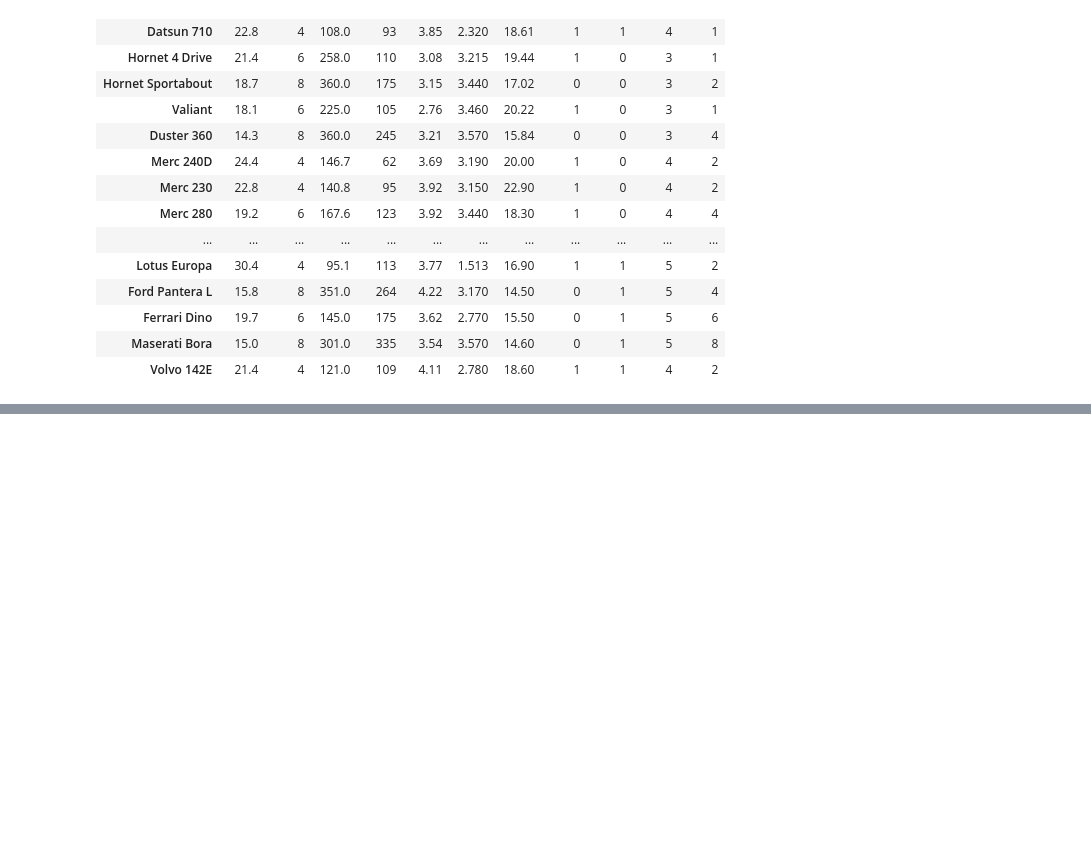
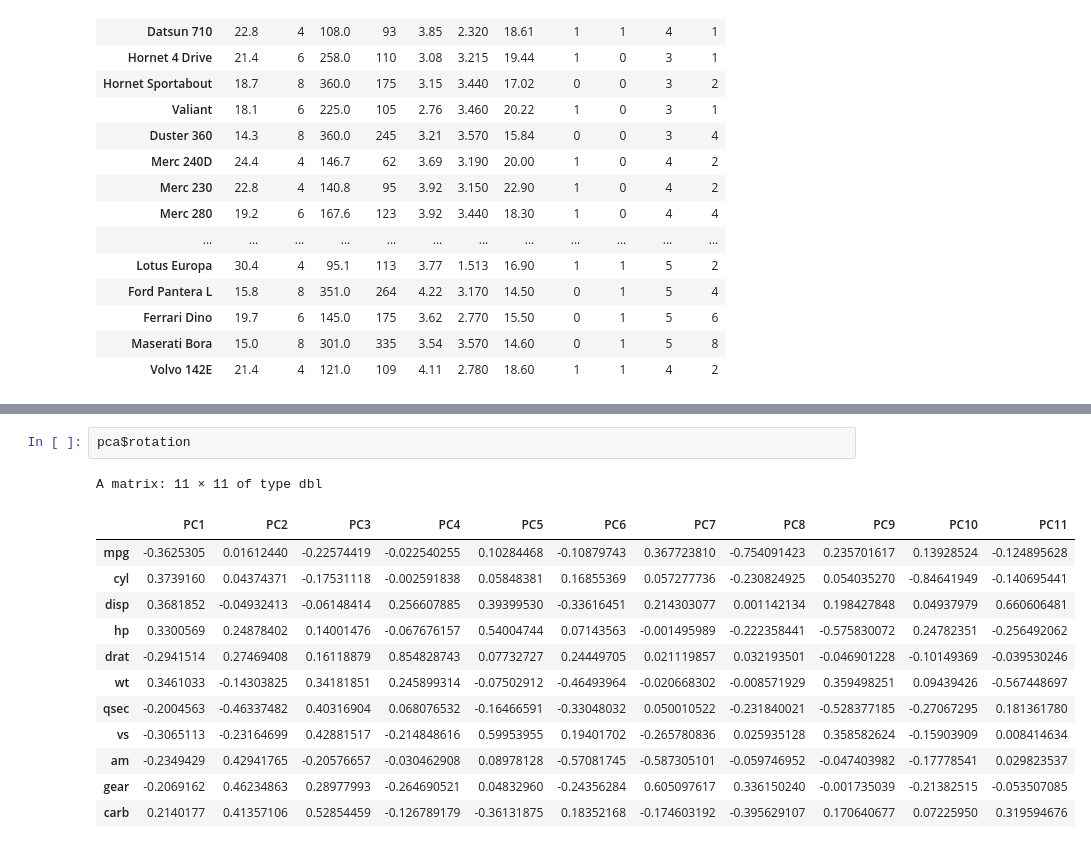
Before and after one commit to fmicompbio/PCA_intro2020, a Jupyter notebook: pca-intro.ipynb, the cells around one changed output, grey strips where cells are left out. Saved outputs shown, nothing was run; the diff lists cells and outputs as text; blank space fills up the shorter version.

```diff
--- a/pca-intro.ipynb
+++ b/pca-intro.ipynb
@@ -31,0 +191,16 @@ plot(mtcars$mpg, mtcars$disp)
+# %%
+pca$rotation
+# %% [output]
+A matrix: 11 × 11 of type dbl
+|  | PC1 | PC2 | PC3 | PC4 | PC5 | PC6 | PC7 | PC8 | PC9 | PC10 | PC11 |
+| mpg | -0.3625305 | 0.01612440 | -0.22574419 | -0.022540255 | 0.10284468 | -0.10879743 | 0.367723810 | -0.754091423 | 0.235701617 | 0.13928524 | -0.124895628 |
+| cyl | 0.3739160 | 0.04374371 | -0.17531118 | -0.002591838 | 0.05848381 | 0.16855369 | 0.057277736 | -0.230824925 | 0.054035270 | -0.84641949 | -0.140695441 |
+| disp | 0.3681852 | -0.04932413 | -0.06148414 | 0.256607885 | 0.39399530 | -0.33616451 | 0.214303077 | 0.001142134 | 0.198427848 | 0.04937979 | 0.660606481 |
+| hp | 0.3300569 | 0.24878402 | 0.14001476 | -0.067676157 | 0.54004744 | 0.07143563 | -0.001495989 | -0.222358441 | -0.575830072 | 0.24782351 | -0.256492062 |
+| drat | -0.2941514 | 0.27469408 | 0.16118879 | 0.854828743 | 0.07732727 | 0.24449705 | 0.021119857 | 0.032193501 | -0.046901228 | -0.10149369 | -0.039530246 |
+| wt | 0.3461033 | -0.14303825 | 0.34181851 | 0.245899314 | -0.07502912 | -0.46493964 | -0.020668302 | -0.008571929 | 0.359498251 | 0.09439426 | -0.567448697 |
+| qsec | -0.2004563 | -0.46337482 | 0.40316904 | 0.068076532 | -0.16466591 | -0.33048032 | 0.050010522 | -0.231840021 | -0.528377185 | -0.27067295 | 0.181361780 |
+| vs | -0.3065113 | -0.23164699 | 0.42881517 | -0.214848616 | 0.59953955 | 0.19401702 | -0.265780836 | 0.025935128 | 0.358582624 | -0.15903909 | 0.008414634 |
+| am | -0.2349429 | 0.42941765 | -0.20576657 | -0.030462908 | 0.08978128 | -0.57081745 | -0.587305101 | -0.059746952 | -0.047403982 | -0.17778541 | 0.029823537 |
+| gear | -0.2069162 | 0.46234863 | 0.28977993 | -0.264690521 | 0.04832960 | -0.24356284 | 0.605097617 | 0.336150240 | -0.001735039 | -0.21382515 | -0.053507085 |
+| carb | 0.2140177 | 0.41357106 | 0.52854459 | -0.126789179 | -0.36131875 | 0.18352168 | -0.174603192 | -0.395629107 | 0.170640677 | 0.07225950 | 0.319594676 |
```
Also changed, not shown: parts of 44 cells of this notebook.
